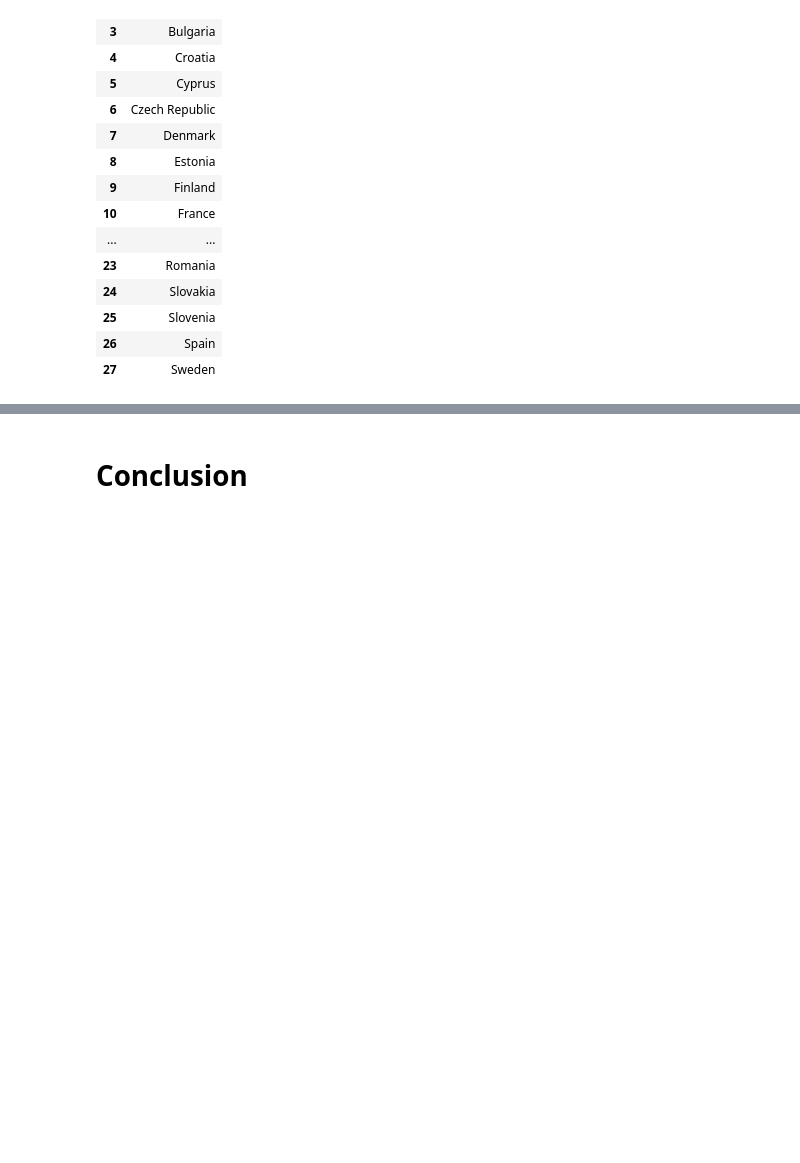
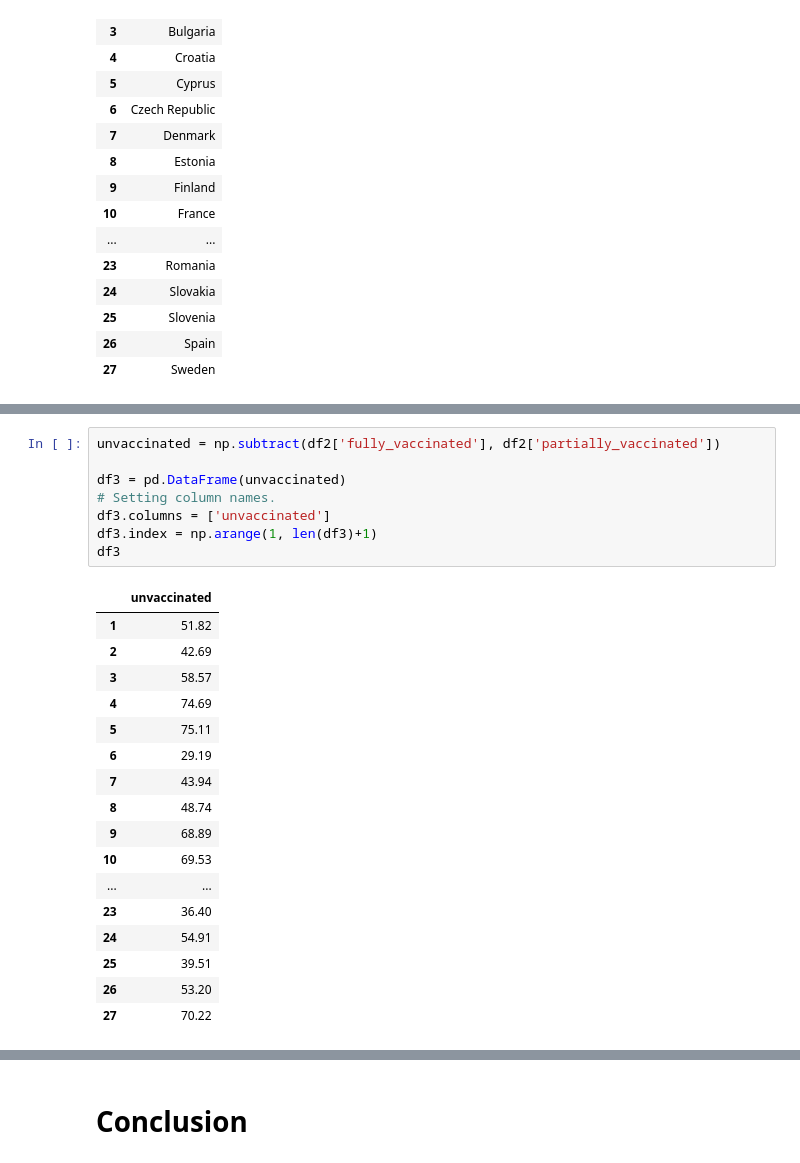
Before and after one commit to SarahMcN25/programming_for_D.A.project, a Jupyter notebook: project.ipynb, the cells around one changed output, grey strips where cells are left out. Cells and saved outputs as stored; diff of their text form; blank space fills up the shorter version.

```diff
--- a/project2.ipynb
+++ b/project.ipynb
@@ -323,0 +314,26 @@ df.describe()
+# %%
+unvaccinated = np.subtract(df2['fully_vaccinated'], df2['partially_vaccinated'])
+
+df3 = pd.DataFrame(unvaccinated)
+# Setting column names.
+df3.columns = ['unvaccinated']
+df3.index = np.arange(1, len(df3)+1)
+df3
+# %% [output]
+|  | unvaccinated |
+| 1 | 51.82 |
+| 2 | 42.69 |
+| 3 | 58.57 |
+| 4 | 74.69 |
+| 5 | 75.11 |
+| 6 | 29.19 |
+| 7 | 43.94 |
+| 8 | 48.74 |
+| 9 | 68.89 |
+| 10 | 69.53 |
+| ... | ... |
+| 23 | 36.40 |
+| 24 | 54.91 |
+| 25 | 39.51 |
+| 26 | 53.20 |
+| 27 | 70.22 |
```
Also changed, not shown: parts of 5 cells of this notebook.
